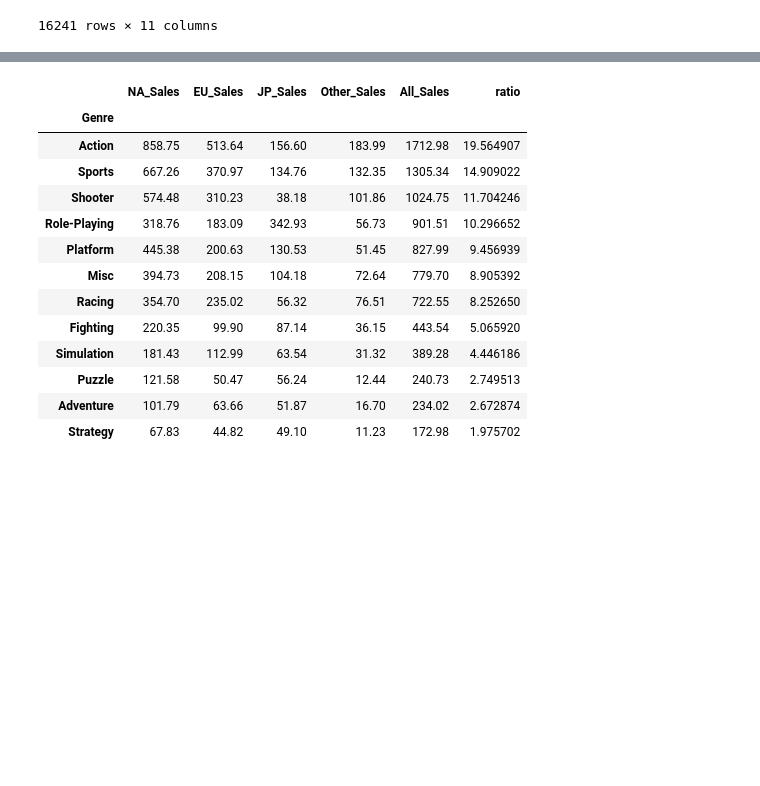
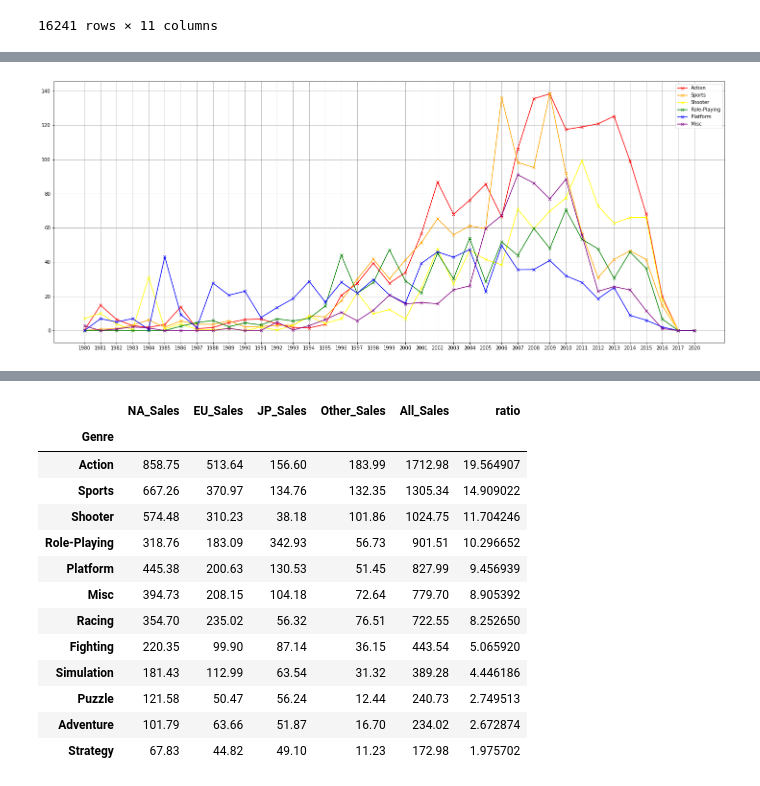
Before and after one commit to sangwook4kim/PROJ_1_VIDEOGAMES, a Jupyter notebook: ai07-sc1-proj1.ipynb, the cells around one changed output, grey strips where cells are left out. Cells and saved outputs as stored; diff of their text form; code cells hidden in the pictures; blank space fills up the shorter version.

```diff
--- a/ai07-sc1-proj1.ipynb
+++ b/ai07-sc1-proj1.ipynb
@@ -527,0 +590,13 @@ df2_year
+# %%
+color2 = ['red', 'orange', 'yellow', 'green', 'blue', 'purple', 'block']
+
+plt.figure(figsize=(25, 10))
+#plt.plot(df2_year.index, df2_year['all'], 'x-')
+
+for i, idx in enumerate(indexes):
+    plt.plot(df2_year.index, df2_year[idx], 'x-', color=color2[i], label=idx)
+plt.legend()
+plt.grid()
+plt.show()
+# %% [output]
+[figure, added]
```
Also changed, not shown: parts of 12 cells of this notebook.
